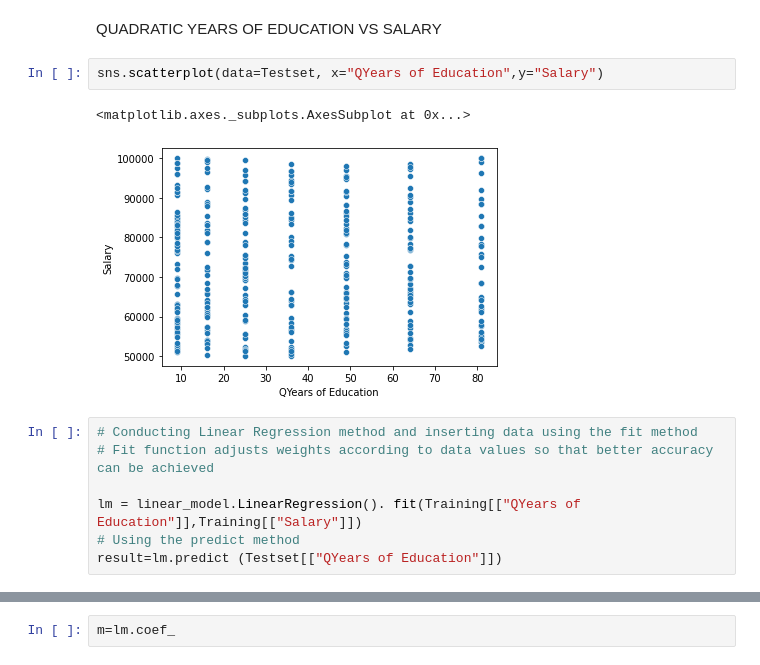
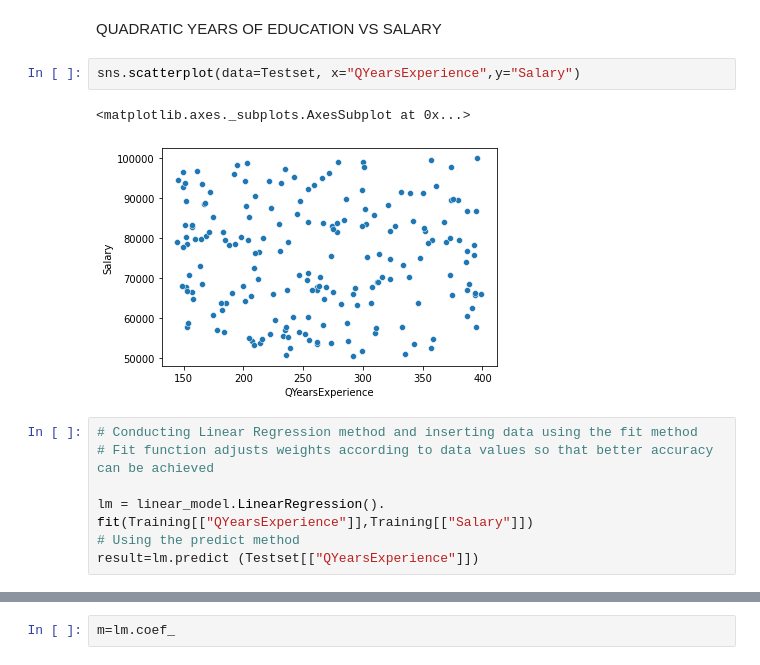
Before and after one commit to AdithyaDVarma/Biology_AI-in-agriculture_Semester1, a Jupyter notebook: Salary_Prediction_AIE_B_Project_Sem1.ipynb, the cells around one changed output, grey strips where cells are left out. Saved outputs shown, nothing was run; the diff lists cells and outputs as text.

```diff
--- a/Salary_Prediction_AIE_B_Project_Sem1.ipynb
+++ b/Salary_Prediction_AIE_B_Project_Sem1.ipynb
@@ -321,17 +321,17 @@ assert Salary == lm.predict([[7]])
 # %% [markdown]
 QUADRATIC YEARS OF EDUCATION VS SALARY
 # %%
-sns.scatterplot(data=Testset, x="QYears of Education",y="Salary")
+sns.scatterplot(data=Testset, x="QYearsExperience",y="Salary")
 # %% [output]
 <matplotlib.axes._subplots.AxesSubplot at 0x...>
-[figure, old version]
+[figure, new version]
 # %%
 # Conducting Linear Regression method and inserting data using the fit method
 # Fit function adjusts weights according to data values so that better accuracy can be achieved
 
-lm = linear_model.LinearRegression(). fit(Training[["QYears of Education"]],Training[["Salary"]])
+lm = linear_model.LinearRegression(). fit(Training[["QYearsExperience"]],Training[["Salary"]])
 # Using the predict method
-result=lm.predict (Testset[["QYears of Education"]])
+result=lm.predict (Testset[["QYearsExperience"]])
 # %%
 # Creating a new column to place contents of the result variable
 Testset["Predicted Salary Using Sklearn method"]= result
```
Also changed, not shown: parts of 29 cells of this notebook.
